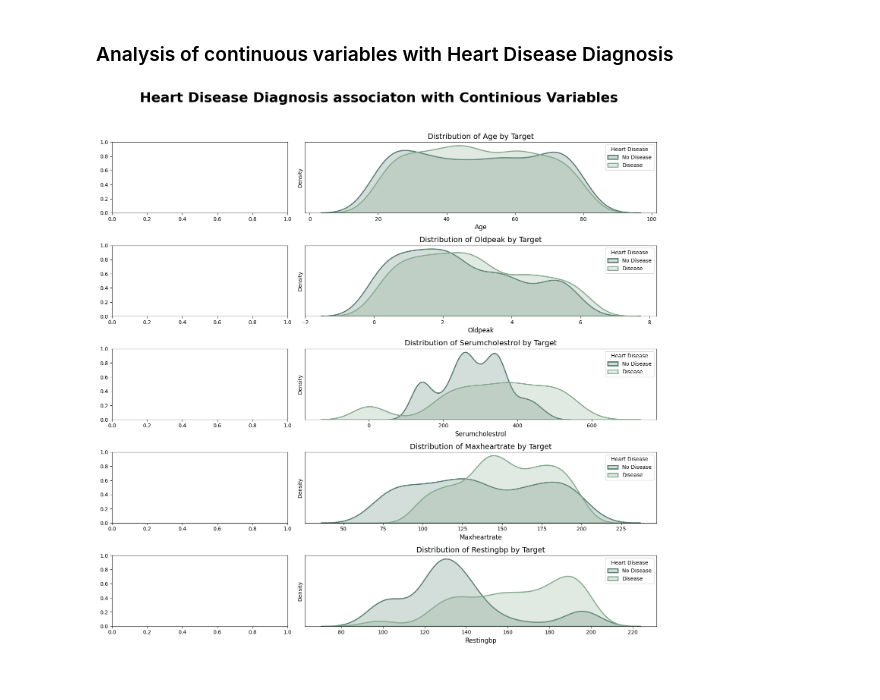
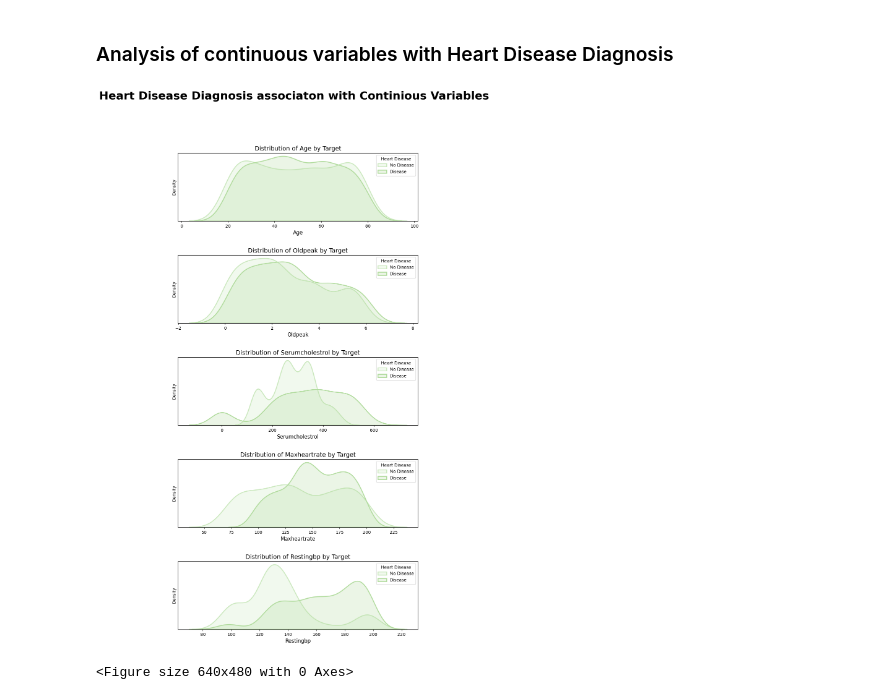
Before and after one commit to C-Scan000/Cardiovascular-Research, a Jupyter notebook: CardiovascularResearch.ipynb, the cells around one changed output. Drawn from its saved outputs; the diff is of its cells as text; code cells hidden in the pictures.

```diff
--- a/CardiovascularResearch.ipynb
+++ b/CardiovascularResearch.ipynb
@@ -136,18 +144,20 @@ plt.show()
 # %%
 continuous_features = ['age', 'oldpeak', 'serumcholestrol', 'maxheartrate', 'restingBP']
 
-fig, ax = plt.subplots(len(continuous_features), 2, figsize=(15, 15), gridspec_kw={'width_ratios': [1, 2]})
+fig, ax = plt.subplots(len(continuous_features), 1, figsize=(10, 20))
 
 for i, col in enumerate(continuous_features):
-    sns.kdeplot(data=df[df["target"] == 0], x=col, fill=True, linewidth=2, ax=ax[i, 1], label='No Disease', color='#52796f')
-    sns.kdeplot(data=df[df["target"] == 1], x=col, fill=True, linewidth=2, ax=ax[i, 1], label='Disease', color='#84a98c')
-    ax[i, 1].set_yticks([])
-    ax[i, 1].legend(title='Heart Disease', loc='upper right', fontsize=10)
-    ax[i, 1].set_xlabel(col.capitalize(), fontsize=12)
-    ax[i, 1].set_title(f'Distribution of {col.capitalize()} by Target', fontsize=14)
+    sns.kdeplot(data=df[df["target"] == 0], x=col, fill=True, linewidth=2, ax=ax[i], label='No Disease', color='#CAE8BD')
+    sns.kdeplot(data=df[df["target"] == 1], x=col, fill=True, linewidth=2, ax=ax[i], label='Disease', color='#B0DB9C')
+    ax[i].set_yticks([])
+    ax[i].legend(title='Heart Disease', loc='upper right', fontsize=10)
+    ax[i].set_xlabel(col.capitalize(), fontsize=12)
+    ax[i].set_title(f'Distribution of {col.capitalize()} by Target', fontsize=14)
 
 plt.suptitle('Heart Disease Diagnosis associaton with Continious Variables', fontsize = 26, weight = 'bold')
-plt.tight_layout(rect=[0, 0, 1, 0.95])
+plt.subplots_adjust(hspace=0.5)
 plt.show()
+plt.clf()
 # %% [output]
-[figure, old version]
+[figure, new version]
+<Figure size 640x480 with 0 Axes>
```
Also changed, not shown: parts of 5 cells of this notebook.
